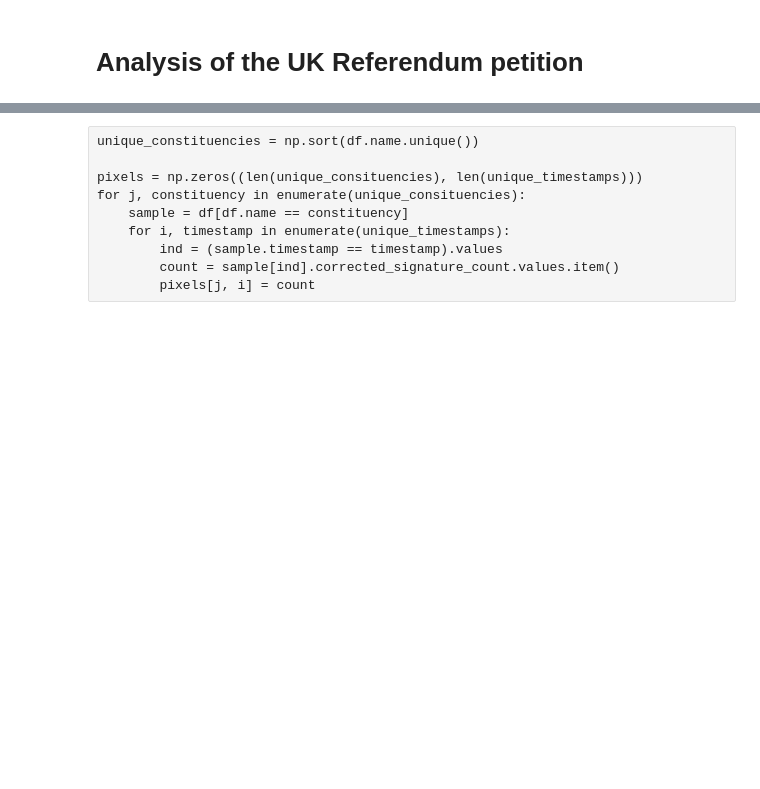
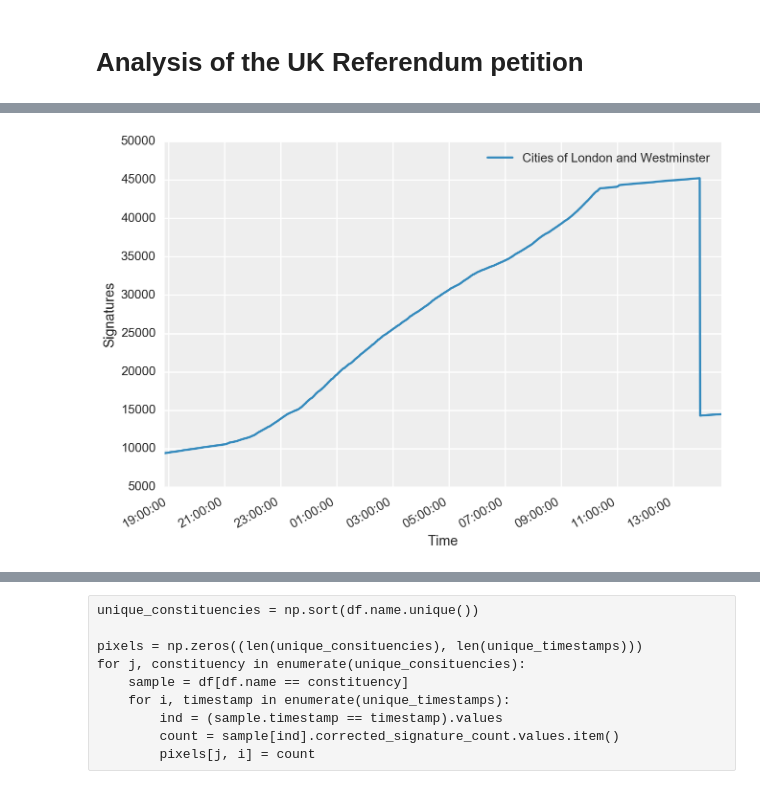
Before and after one commit to mindriot101/eu-referendum-petition-stats, a Jupyter notebook: visualisation.ipynb, the cells around one changed output, grey strips where cells are left out. Cells and saved outputs as stored; diff of their text form; code cells hidden in the pictures; blank space fills up the shorter version.

```diff
--- a/visualisation.ipynb
+++ b/visualisation.ipynb
@@ -140,4 +141,8 @@ wm = df[df['name'].apply(lambda n: n in wm_constituencies)]
 assert len(wm.name.unique()) == len(wm_constituencies)
+# %%
+plot_group(df[df.name == 'Cities of London and Westminster'])
+# %% [output]
+[figure, added]
 # %%
 plot_group(wm, subplots_kw={'figsize': (11, 22)})
 # %% [output]
```
Also changed, not shown: parts of 8 cells of this notebook.
